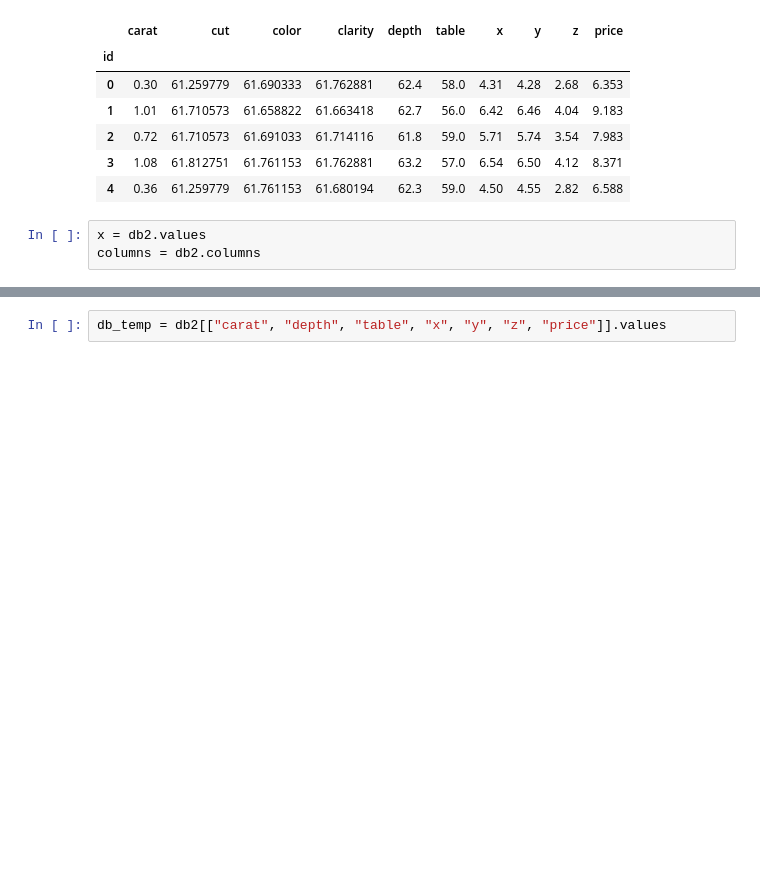
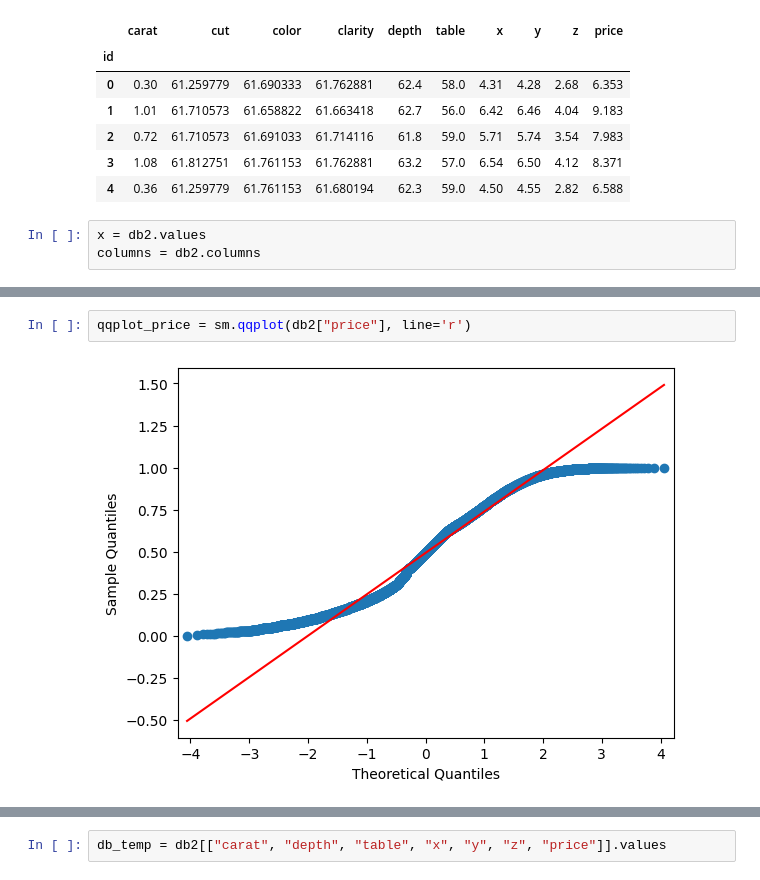
Before and after one commit to Lsdbot/Diamond, a Jupyter notebook: Data_preprocessing.ipynb, the cells around one changed output, grey strips where cells are left out. Cells and saved outputs as stored; diff of their text form; blank space fills up the shorter version.

```diff
--- a/Data_preprocessing.ipynb
+++ b/Data_preprocessing.ipynb
@@ -114,0 +176,4 @@ db2.describe()
+# %%
+qqplot_price = sm.qqplot(db2["price"], line='r')
+# %% [output]
+[figure, added]
```
Also changed, not shown: parts of 23 cells of this notebook.
